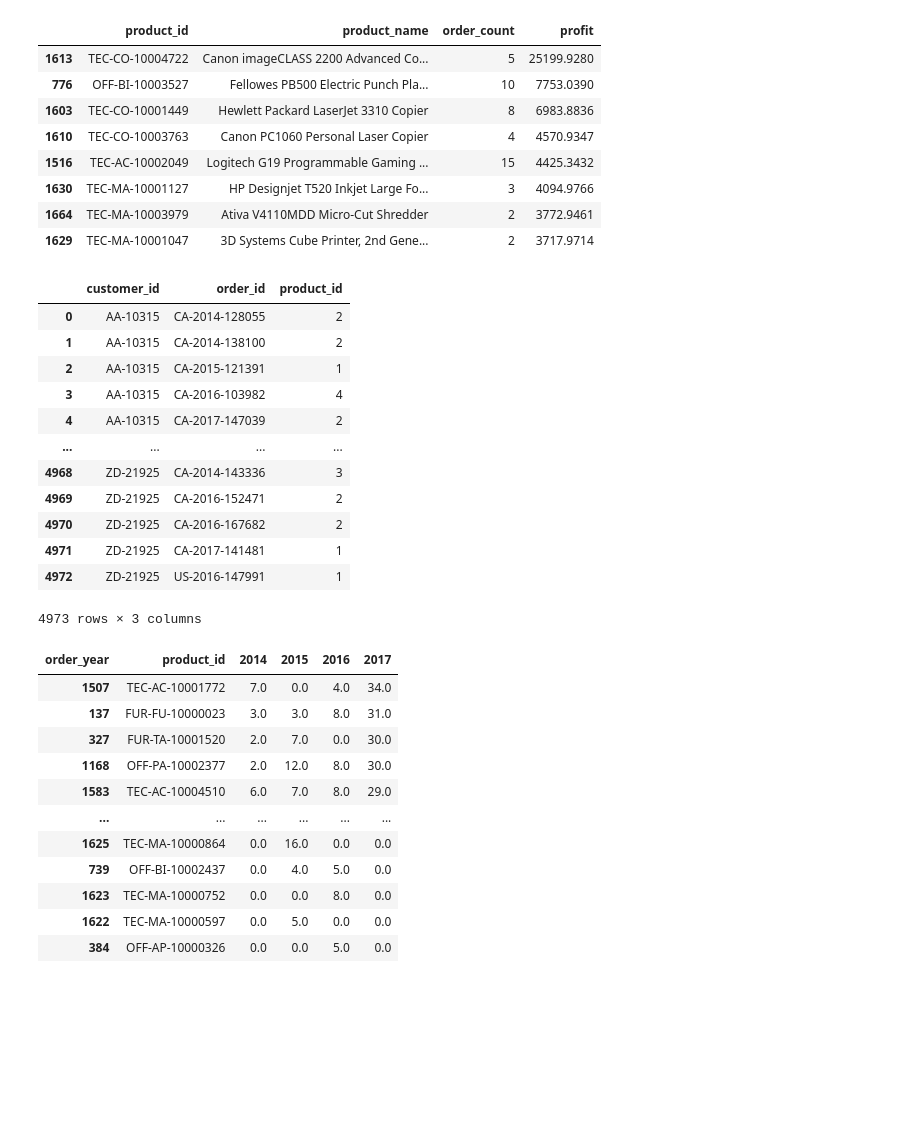
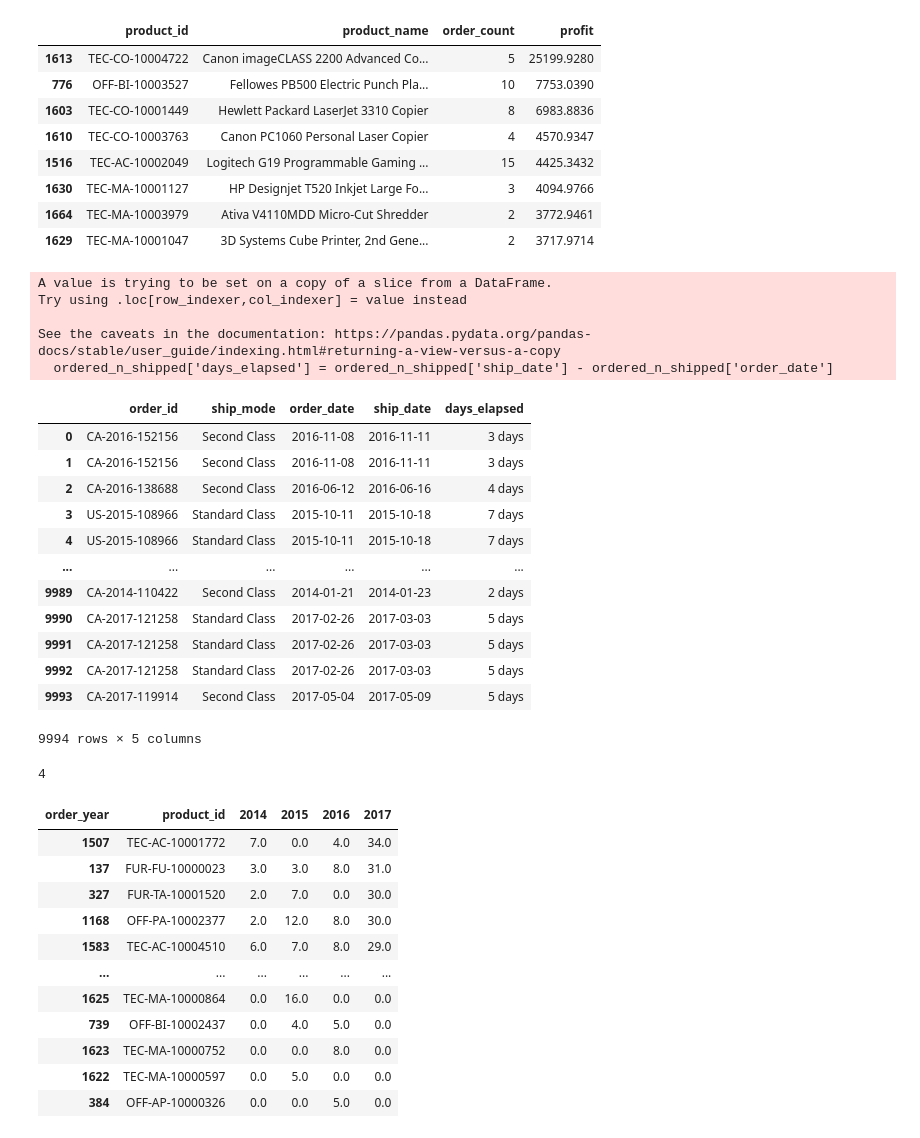
Before and after one commit to Dilcia19/superstore, a Jupyter notebook: notebooks/analysis_in_py.ipynb, the cells around one changed output. Saved outputs shown, nothing was run; the diff lists cells and outputs as text; code cells hidden in the pictures; blank space fills up the shorter version.

Commit message:
what is the general ship date after order date

```diff
--- a/notebooks/analysis_in_py.ipynb
+++ b/notebooks/analysis_in_py.ipynb
@@ -14,6 +14,7 @@ store_records.head()
 | 4 | 5 | US-2015-108966 | 10/11/2015 | 10/18/2015 | Standard Class | SO-20335 | Sean O'Donnell | Consumer | United States | ... |
 # %%
 store_records['order_date'] = pd.to_datetime(store_records['order_date'])
+store_records['ship_date'] = pd.to_datetime(store_records['ship_date'])
 # %% [markdown]
 ## KPI Data Points for Dashboard
 # %%
@@ -406,22 +407,34 @@ df_repeat_customer_products_high_profit.iloc[0:8]
 | 1630 | TEC-MA-10001127 | HP Designjet T520 Inkjet Large Fo... | 3 | 4094.9766 |
 | 1664 | TEC-MA-10003979 | Ativa V4110MDD Micro-Cut Shredder | 2 | 3772.9461 |
 | 1629 | TEC-MA-10001047 | 3D Systems Cube Printer, 2nd Gene... | 2 | 3717.9714 |
-# %%
-df_repeat_customers
-# %% [output]
-|  | customer_id | order_id | product_id |
-| 0 | AA-10315 | CA-2014-128055 | 2 |
-| 1 | AA-10315 | CA-2014-138100 | 2 |
-| 2 | AA-10315 | CA-2015-121391 | 1 |
-| 3 | AA-10315 | CA-2016-103982 | 4 |
-| 4 | AA-10315 | CA-2017-147039 | 2 |
-| ... | ... | ... | ... |
-| 4968 | ZD-21925 | CA-2014-143336 | 3 |
-| 4969 | ZD-21925 | CA-2016-152471 | 2 |
-| 4970 | ZD-21925 | CA-2016-167682 | 2 |
-| 4971 | ZD-21925 | CA-2017-141481 | 1 |
-| 4972 | ZD-21925 | US-2016-147991 | 1 |
-4973 rows × 3 columns
+# %%
+ordered_n_shipped = store_records[['order_id','ship_mode','order_date','ship_date']]
+ordered_n_shipped['days_elapsed'] = ordered_n_shipped['ship_date'] - ordered_n_shipped['order_date']
+ordered_n_shipped
+# %% [output]
+A value is trying to be set on a copy of a slice from a DataFrame.
+Try using .loc[row_indexer,col_indexer] = value instead
+
+See the caveats in the documentation: https://pandas.pydata.org/pandas-docs/stable/user_guide/indexing.html#returning-a-view-versus-a-copy
+  ordered_n_shipped['days_elapsed'] = ordered_n_shipped['ship_date'] - ordered_n_shipped['order_date']
+|  | order_id | ship_mode | order_date | ship_date | days_elapsed |
+| 0 | CA-2016-152156 | Second Class | 2016-11-08 | 2016-11-11 | 3 days |
+| 1 | CA-2016-152156 | Second Class | 2016-11-08 | 2016-11-11 | 3 days |
+| 2 | CA-2016-138688 | Second Class | 2016-06-12 | 2016-06-16 | 4 days |
+| 3 | US-2015-108966 | Standard Class | 2015-10-11 | 2015-10-18 | 7 days |
+| 4 | US-2015-108966 | Standard Class | 2015-10-11 | 2015-10-18 | 7 days |
+| ... | ... | ... | ... | ... | ... |
+| 9989 | CA-2014-110422 | Second Class | 2014-01-21 | 2014-01-23 | 2 days |
+| 9990 | CA-2017-121258 | Standard Class | 2017-02-26 | 2017-03-03 | 5 days |
+| 9991 | CA-2017-121258 | Standard Class | 2017-02-26 | 2017-03-03 | 5 days |
+| 9992 | CA-2017-121258 | Standard Class | 2017-02-26 | 2017-03-03 | 5 days |
+| 9993 | CA-2017-119914 | Second Class | 2017-05-04 | 2017-05-09 | 5 days |
+9994 rows × 5 columns
+# %%
+avg_ship_days = ordered_n_shipped['days_elapsed'].dt.days.mean().round(1)
+int(avg_ship_days)
+# %% [output]
+4
 # %%
 # list of products consistently in high demand across all years, started
 
```
Also changed, not shown: 1 other file.
